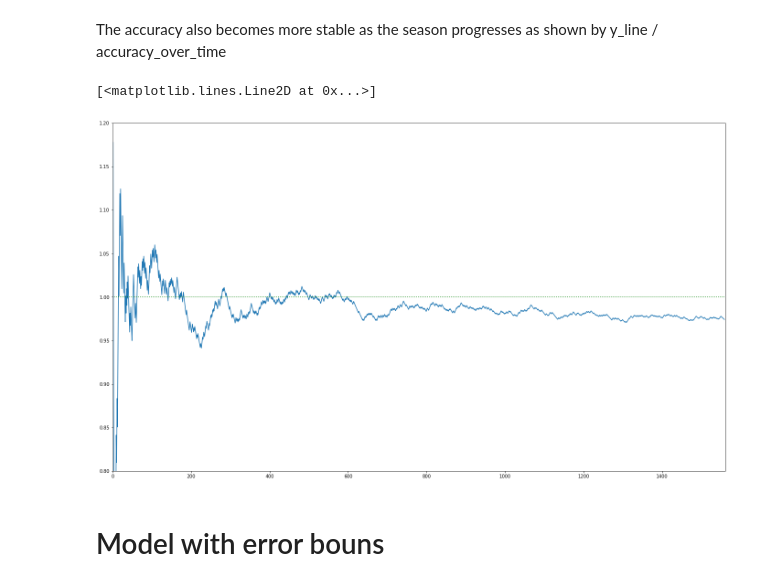
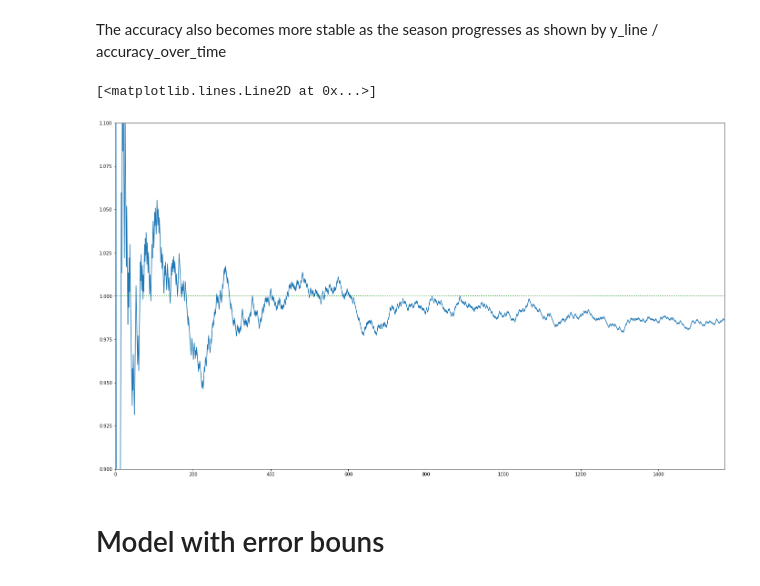
Before and after one commit to Luke-Chesley/API-Sports-Ridge_regression, a Jupyter notebook: MLB_ridge_regression.ipynb, the cells around one changed output. Cells and saved outputs as stored; diff of their text form; code cells hidden in the pictures.

```diff
--- a/MLB_ridge_regression.ipynb
+++ b/MLB_ridge_regression.ipynb
@@ -413,12 +413,12 @@ The accuracy also becomes more stable as the season progresses as shown by y_lin
 # %%
 divided = y_line / accuracy_over_time
 divided[0].plot.line(figsize=(24,14))
 plt.xlim([0,len(df)])
-plt.ylim([0.8,1.2])
+plt.ylim([0.9,1.1])
 plt.plot(pd.DataFrame([[1]] * len(accuracy_over_time)), ls='dotted', color='green' )
 # %% [output]
 [<matplotlib.lines.Line2D at 0x...>]
-[figure, old version]
+[figure, new version]
 # %% [markdown]
 # Model with error bouns
 # %% [markdown]
```
Also changed, not shown: parts of 10 cells of this notebook.
